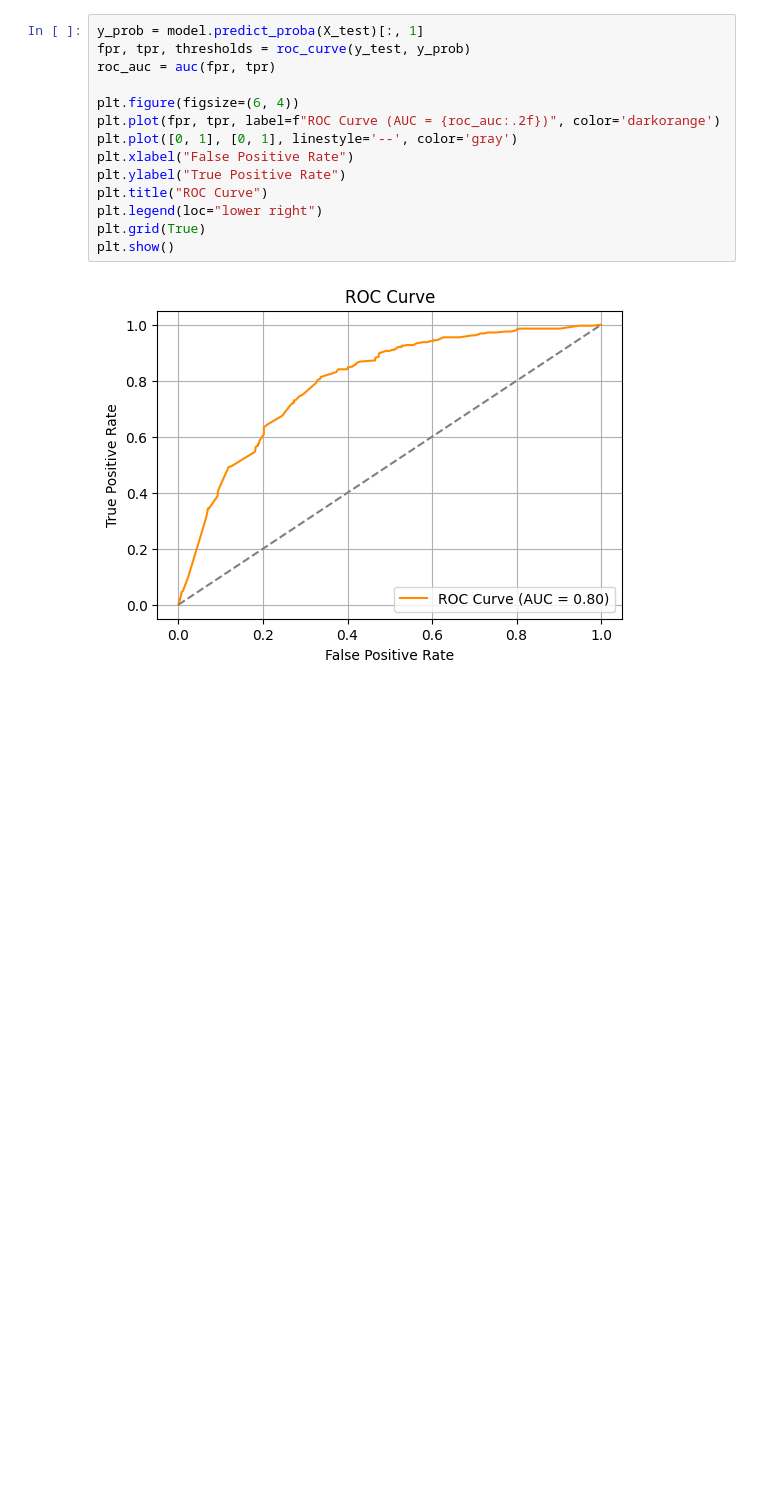
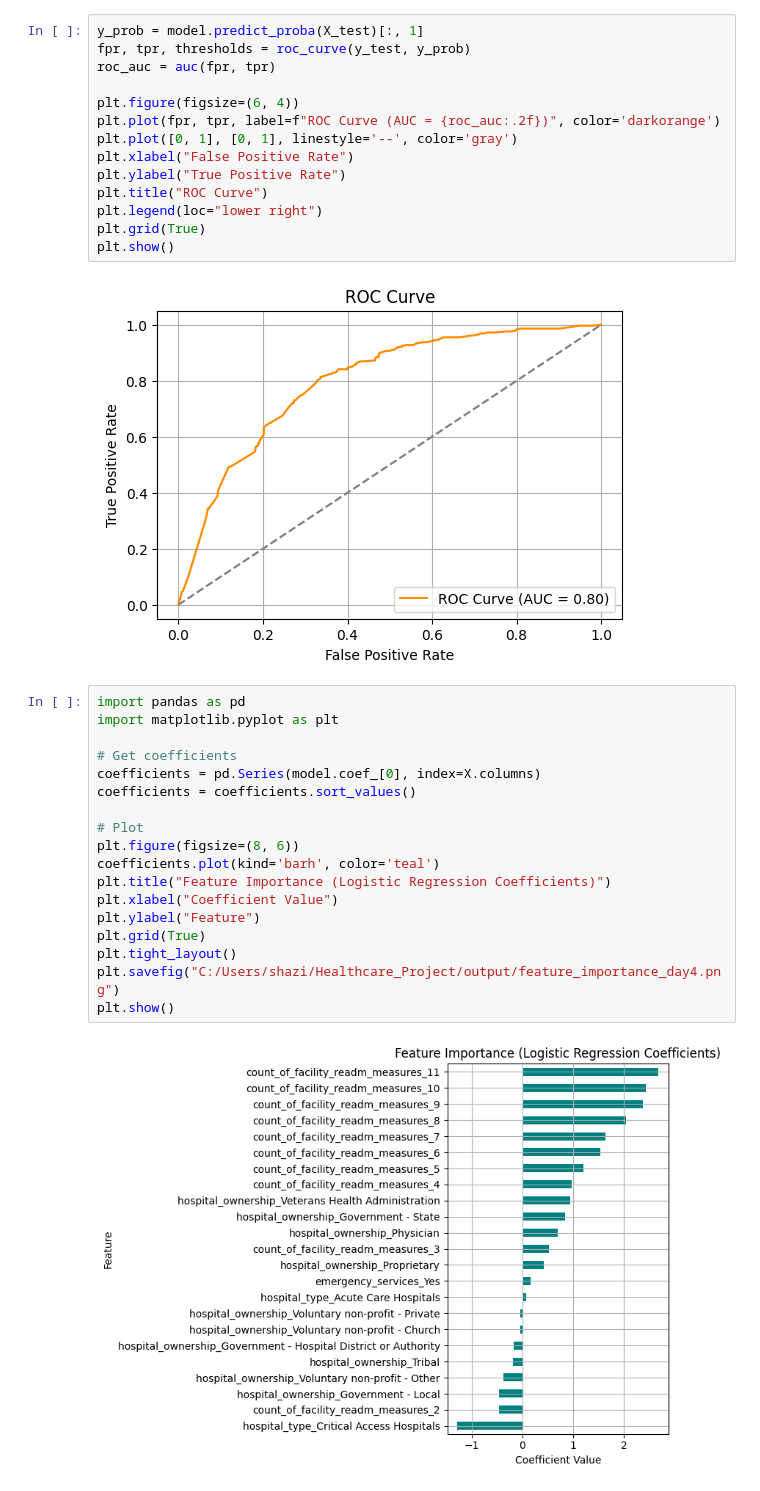
Before and after one commit to ShaziaK354/healthcare-readmission-analysis, a Jupyter notebook: Notebooks/Track3_Healthcare_ML_Day1.ipynb, the cells around one changed output. Saved outputs shown, nothing was run; the diff lists cells and outputs as text; blank space fills up the shorter version.

```diff
--- a/Notebooks/Track3_Healthcare_ML_Day1.ipynb
+++ b/Notebooks/Track3_Healthcare_ML_Day1.ipynb
@@ -240,3 +243,23 @@ plt.grid(True)
 plt.show()
 # %% [output]
 [figure]
+# %%
+import pandas as pd
+import matplotlib.pyplot as plt
+
+# Get coefficients
+coefficients = pd.Series(model.coef_[0], index=X.columns)
+coefficients = coefficients.sort_values()
+
+# Plot
+plt.figure(figsize=(8, 6))
+coefficients.plot(kind='barh', color='teal')
+plt.title("Feature Importance (Logistic Regression Coefficients)")
+plt.xlabel("Coefficient Value")
+plt.ylabel("Feature")
+plt.grid(True)
+plt.tight_layout()
+plt.savefig("C:/Users/shazi/Healthcare_Project/output/feature_importance_day4.png")
+plt.show()
+# %% [output]
+[figure, added]
```
Also changed, not shown: parts of 7 cells of this notebook, 11 other files.
